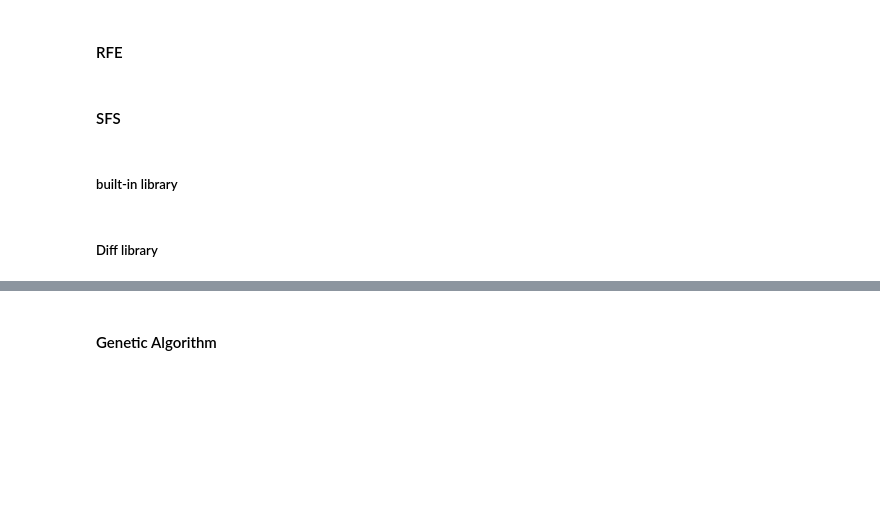
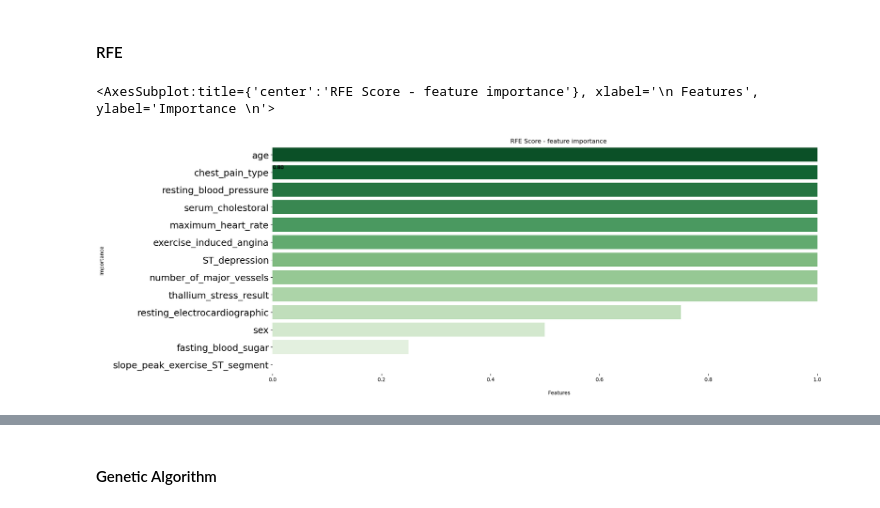
Before and after one commit to Nicola-Ibrahim/Heart-Diseases-Prediction, a Jupyter notebook: notebooks/multiclass/03_feature_engineering.ipynb, the cells around one changed output, grey strips where cells are left out. Cells and saved outputs as stored; diff of their text form; code cells hidden in the pictures; blank space fills up the shorter version.

```diff
--- a/notebooks/multiclass/03_feature_engineering.ipynb
+++ b/notebooks/multiclass/03_feature_engineering.ipynb
@@ -281,15 +311,16 @@ filter_methods_comp.sort_values(by='mutual_info', ascending=False)
 # %%
 def rfe_score(X, y):
     """Calculate RFE score"""
-    selection_svc_model = DecisionTreeClassifier()
-    rfe = RFE(selection_svc_model, n_features_to_select=7, step=1)
+    dt_classifier = DecisionTreeClassifier(criterion="entropy")
+    rfe = RFECV(dt_classifier, step=1, cv=10)
     rfe.fit(X, y)
 
-    return rfe.ranking_
+    ranks = abs(rfe.ranking_ - rfe.ranking_.max())
+    return ranks
 
-rfe_rank = FeatureRank(rfe_score, train_data.iloc[:,:-1], train_data['target'])
-rfe_rank.feat_imp_plot('RFE Score - feature importance', sorting=True)
+
+rfe_rank = FeatureRank(rfe_score).get_ranks(df_train.iloc[:, :-1], df_train["target"])
+rfe_rank.plot_scores("RFE Score - feature importance", sorting=True)
+# %% [output]
+<AxesSubplot:title={'center':'RFE Score - feature importance'}, xlabel='\n Features', ylabel='Importance \n'>
+[figure, added]
-# %% [markdown]
-#### SFS
-# %% [markdown]
-##### built-in library
@@ -312,4 +327,2 @@ def sfs_score(X, y):
-# %% [markdown]
-##### Diff library
 # %%
 def sfs_score(X, y):
```
Also changed, not shown: parts of 32 cells of this notebook.
